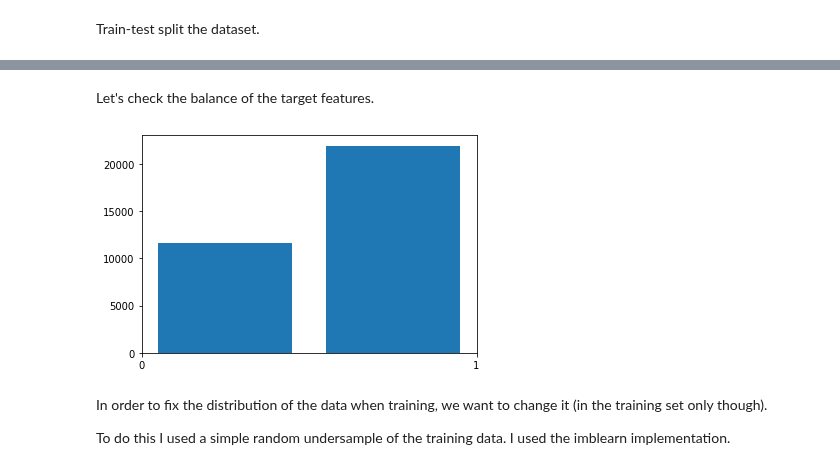
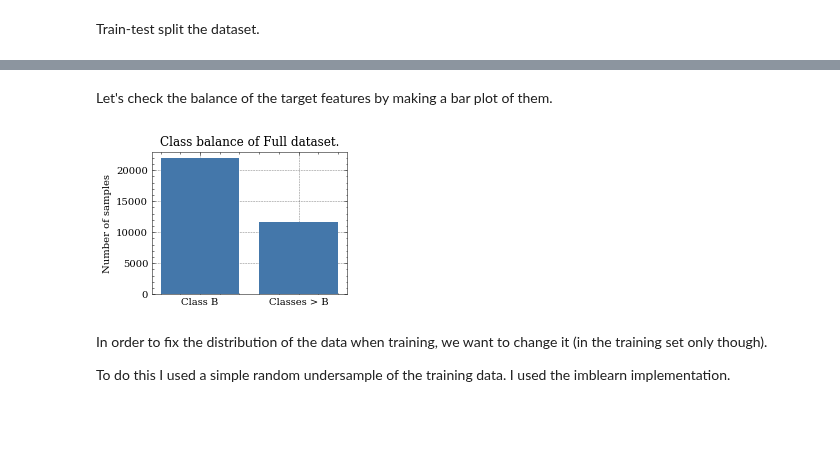
Before and after one commit to DMAgit/Thesis-BSc-Tilburg, a Jupyter notebook: main.ipynb, the cells around one changed output, grey strips where cells are left out. Saved outputs shown, nothing was run; the diff lists cells and outputs as text; code cells hidden in the pictures; blank space fills up the shorter version.

Commit message:
updated the plots

```diff
--- a/main.ipynb
+++ b/main.ipynb
@@ -8,8 +10,6 @@ Importing packages.
 import pandas as pd
 import numpy as np
 import matplotlib.pyplot as plt
-import matplotlib
 %matplotlib inline
-matplotlib.style.use('apa.mplstyle') # selecting the style sheet
 import ipywidgets as widgets
 from sklearn.model_selection import GridSearchCV
@@ -17,0 +18,6 @@ OSError: 'd:\\pycharmprojects\\thesis\\lib\\site-packages\\matplotlib\\mpl-data/
+# %%
+repo = "https://raw.githubusercontent.com/garrettj403/SciencePlots/master"
+styleScience = repo + "/styles/science.mplstyle"
+styleColor = repo + "/styles/color/bright.mplstyle"
+styleGrid = repo + "/styles/misc/grid.mplstyle"
+styleNoLatex = repo + "/styles/misc/no-latex.mplstyle"
@@ -77,13 +87,16 @@ print(y_test.shape)
 (3725, 1)
 # %% [markdown]
-Let's check the balance of the target features.
+Let's check the balance of the target features by making a bar plot of them.
-# %%
-plt.hist(y_train, bins=2, rwidth=0.8)
-plt.xticks((0,1))
-if w_data.value == 'Full':
-    plt.savefig(r"figures/hist_y_unbalanced.png")
-# %% [output]
-[figure, removed]
+# %%
+with plt.style.context([styleScience, styleNoLatex, styleColor, styleGrid]):
+    plt.bar(x=["Class B", "Classes > B"], height=[(y_train["B"] == 1).sum(), (y_train["B"] == 0).sum()])
+    plt.title("Class balance of Full dataset.")
+    plt.ylabel("Number of samples")
+
+    if w_data.value == 'Full':
+        plt.savefig(r"figures/hist_y_unbalanced.svg")
+# %% [output]
+[figure, added]
 # %% [markdown]
 In order to fix the distribution of the data when training, we want to change it (in the training set only though).
 
```
Also changed, not shown: parts of 17 cells of this notebook, 11 other files.
